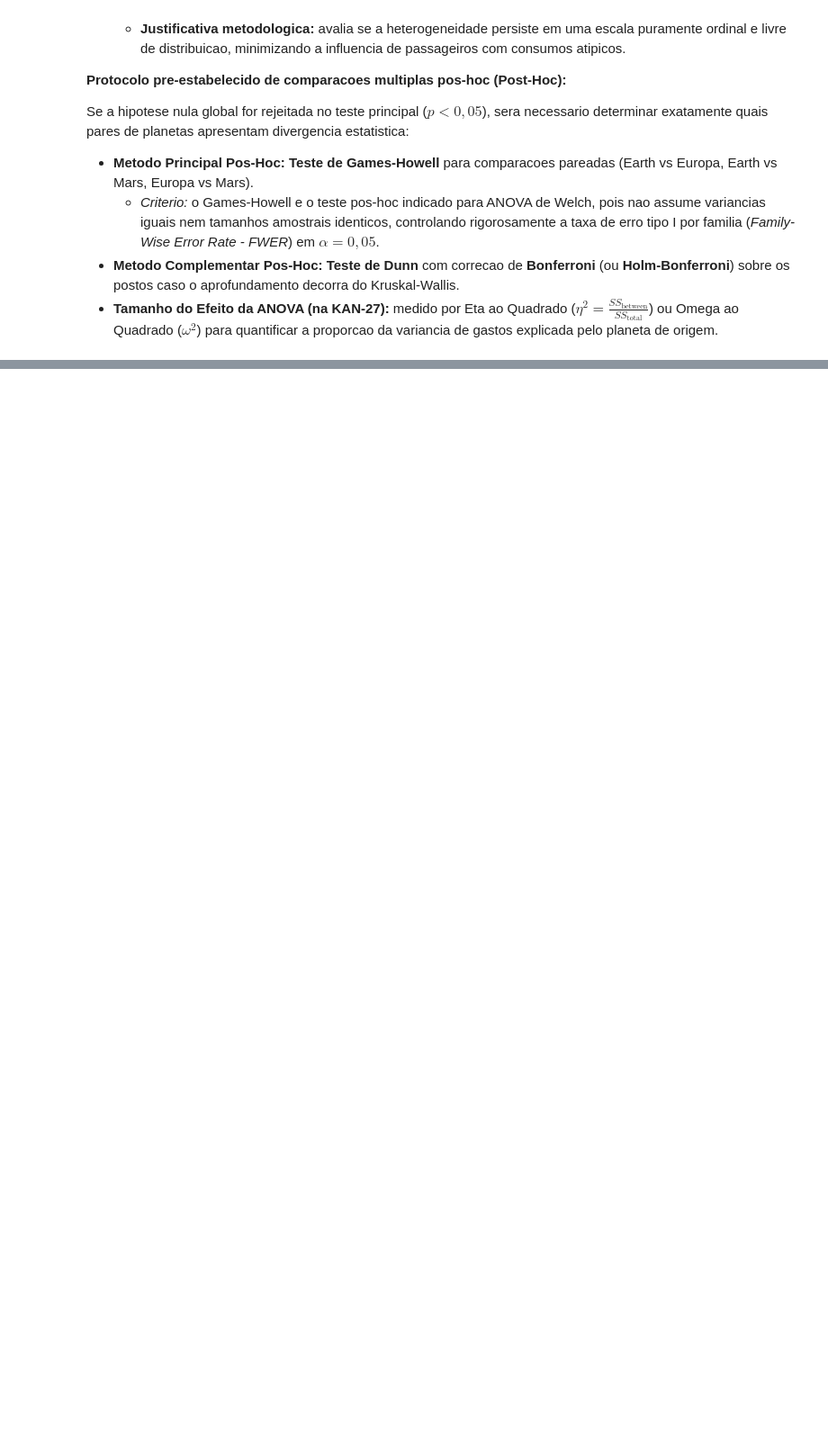
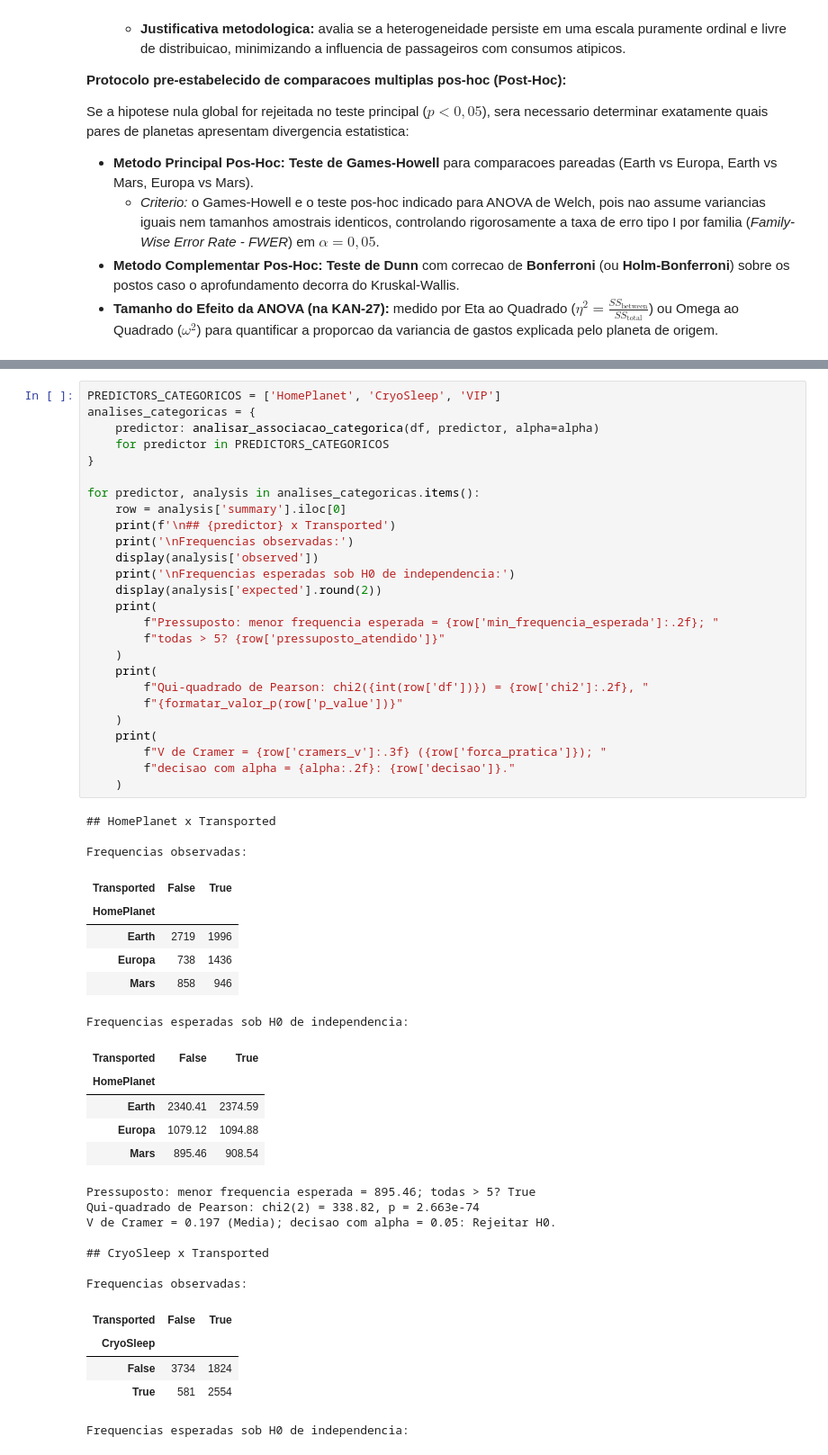
Before and after one commit to gmenezesg/spaceship-titanic-estatistica-posdl, a Jupyter notebook: notebooks/04_testes_hipoteses_anova.ipynb, the cells around one changed output, grey strips where cells are left out. Shown at 90% size. Drawn from its saved outputs; the diff is of its cells as text; blank space fills up the shorter version.

```diff
--- a/notebooks/04_testes_hipoteses_anova.ipynb
+++ b/notebooks/04_testes_hipoteses_anova.ipynb
@@ -196,0 +275,53 @@ Portanto, este notebook para antes de calcular qualquer estatistica inferencial.
+# %%
+PREDICTORS_CATEGORICOS = ['HomePlanet', 'CryoSleep', 'VIP']
+analises_categoricas = {
+    predictor: analisar_associacao_categorica(df, predictor, alpha=alpha)
+    for predictor in PREDICTORS_CATEGORICOS
+}
+
+for predictor, analysis in analises_categoricas.items():
+    row = analysis['summary'].iloc[0]
+    print(f'\n## {predictor} x Transported')
+    print('\nFrequencias observadas:')
+    display(analysis['observed'])
+    print('\nFrequencias esperadas sob H0 de independencia:')
+    display(analysis['expected'].round(2))
+    print(
+        f"Pressuposto: menor frequencia esperada = {row['min_frequencia_esperada']:.2f}; "
+        f"todas > 5? {row['pressuposto_atendido']}"
+    )
+    print(
+        f"Qui-quadrado de Pearson: chi2({int(row['df'])}) = {row['chi2']:.2f}, "
+        f"{formatar_valor_p(row['p_value'])}"
+    )
+    print(
+        f"V de Cramer = {row['cramers_v']:.3f} ({row['forca_pratica']}); "
+        f"decisao com alpha = {alpha:.2f}: {row['decisao']}."
+    )
+# %% [output]
+## HomePlanet x Transported
+
+Frequencias observadas:
+| Transported | False | True |
+| HomePlanet |  |  |
+| Earth | 2719 | 1996 |
+| Europa | 738 | 1436 |
+| Mars | 858 | 946 |
+Frequencias esperadas sob H0 de independencia:
+| Transported | False | True |
+| HomePlanet |  |  |
+| Earth | 2340.41 | 2374.59 |
+| Europa | 1079.12 | 1094.88 |
+| Mars | 895.46 | 908.54 |
+Pressuposto: menor frequencia esperada = 895.46; todas > 5? True
+Qui-quadrado de Pearson: chi2(2) = 338.82, p = 2.663e-74
+V de Cramer = 0.197 (Media); decisao com alpha = 0.05: Rejeitar H0.
+
+## CryoSleep x Transported
+
+Frequencias observadas:
+| Transported | False | True |
+| CryoSleep |  |  |
+| False | 3734 | 1824 |
+| True | 581 | 2554 |
+Frequencias esperadas sob H0 de independencia:
```
Also changed, not shown: parts of 7 cells of this notebook.
